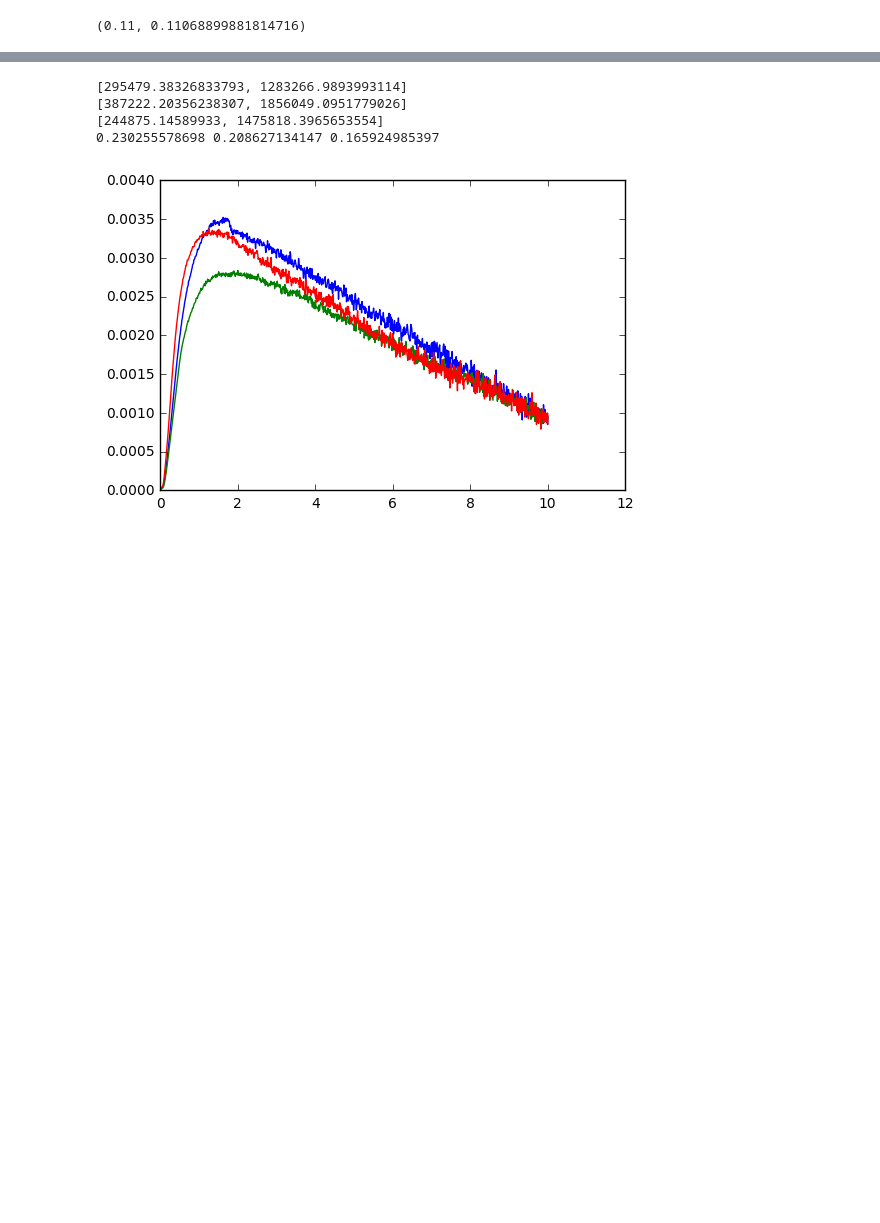
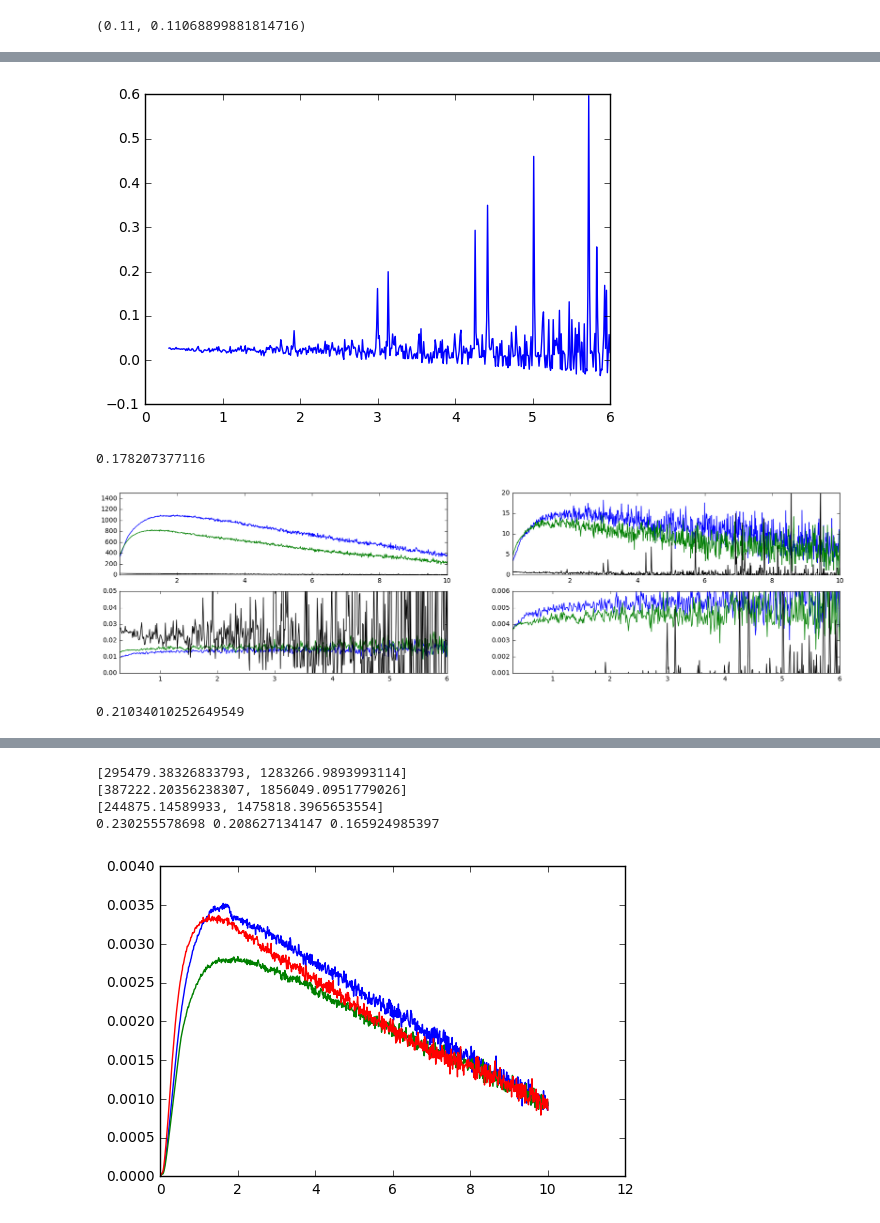
Before and after one commit to cduranalarcon/Lidar_DDU, a Jupyter notebook: Notebooks/System_calibration.ipynb, the cells around one changed output, grey strips where cells are left out. Cells and saved outputs as stored; diff of their text form; code cells hidden in the pictures; blank space fills up the shorter version.

```diff
--- a/Notebooks/System_calibration.ipynb
+++ b/Notebooks/System_calibration.ipynb
@@ -129,0 +163,53 @@ print K1,K2,K3
+# %%
+#pylab.plot(r,P2[0])
+pylab.plot(r[26:524],(P[2]/P[0])[26:524])
+pylab.show()
+
+print np.mean(0.00366/(P[2]/P[0])[26:524])
+
+fig = pylab.figure(figsize=(20,5))
+
+ax = fig.add_subplot(2,2, 1)
+#pylab.plot(r,P1[0])
+pylab.plot(r,P2[0])
+pylab.plot(r,P3[0])
+#pylab.plot(r,P4[0])
+#pylab.plot(r,P5[0])
+pylab.plot(r,P[0], color = "black")
+pylab.axis([0.3,10,0,1500])
+
+ax = fig.add_subplot(2,2, 2)
+#pylab.plot(r,P1[0])
+pylab.plot(r,P2[2])
+pylab.plot(r,P3[2])
+#pylab.plot(r,P4[0])
+#pylab.plot(r,P5[0])
+pylab.plot(r,P[2], color = "black")
+pylab.axis([0.3,10,0,20])
+
+ax = fig.add_subplot(2,2, 3)
+#pylab.plot(r,P1[1]/P1[0])
+pylab.plot(r,P2[2]/P2[0])
+pylab.plot(r,P3[2]/P3[0])
+#pylab.plot(r,P4[1]/P4[0])
+#pylab.plot(r,P5[1]/P5[0])
+pylab.plot(r,P[2]/P[0], color = "black")
+pylab.axis([0.3,6,0.00,0.05])
+
+ax = fig.add_subplot(2,2, 4)
+#pylab.plot(r,K1*P1[1]/P1[0])
+pylab.plot(r,K2*P2[2]/P2[0])
+pylab.plot(r,K3*P3[2]/P3[0])
+#pylab.plot(r,K4*P4[1]/P4[0])
+#pylab.plot(r,K5*P5[1]/P5[0])
+pylab.plot(r,K*P[2]/P[0], color = "black")
+pylab.axis([0.3,6,0.001,0.006])
+pylab.show()
+# %% [output]
+[figure, added]
+0.178207377116
+[figure, added]
+# %%
+K
+# %% [output]
+0.21034010252649549
```
Also changed, not shown: parts of 6 cells of this notebook.
